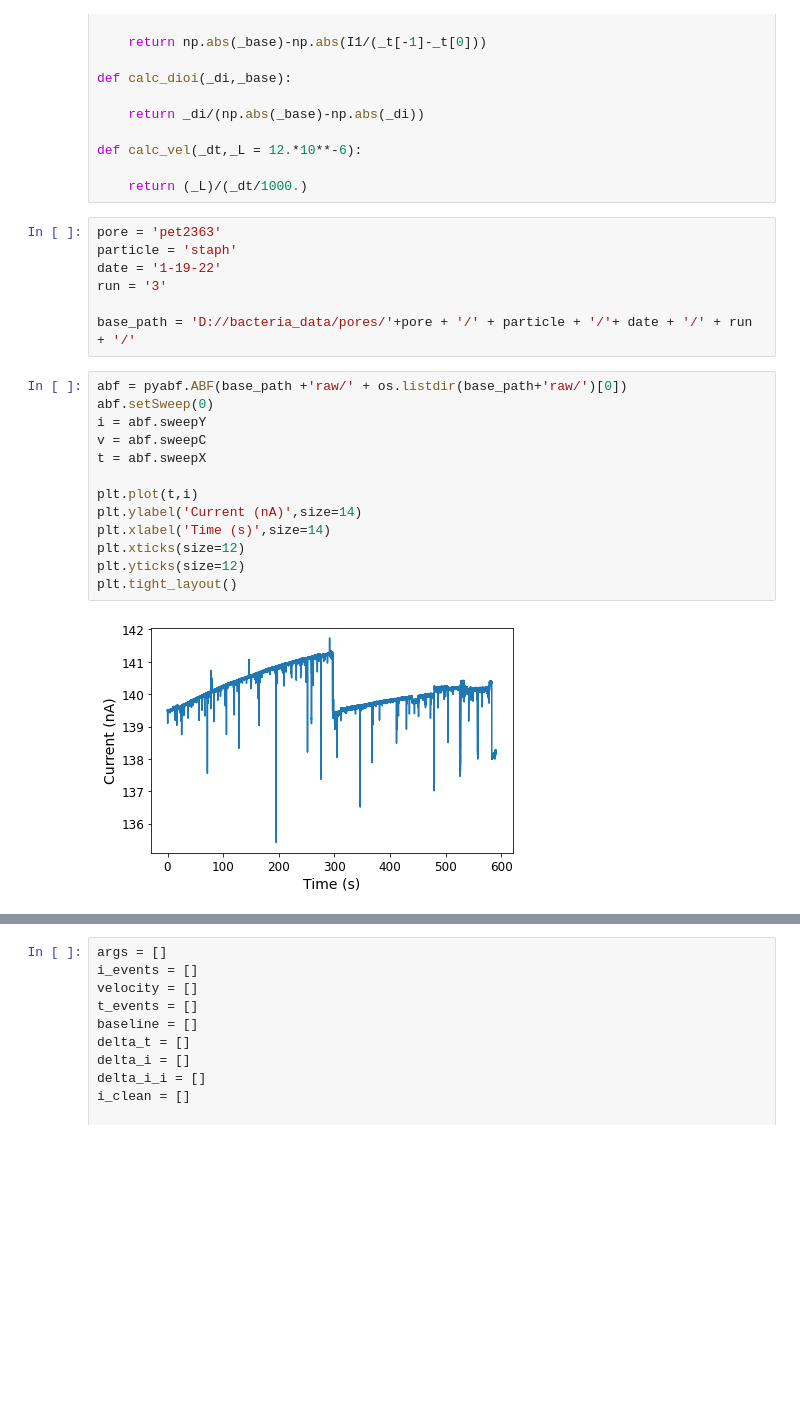
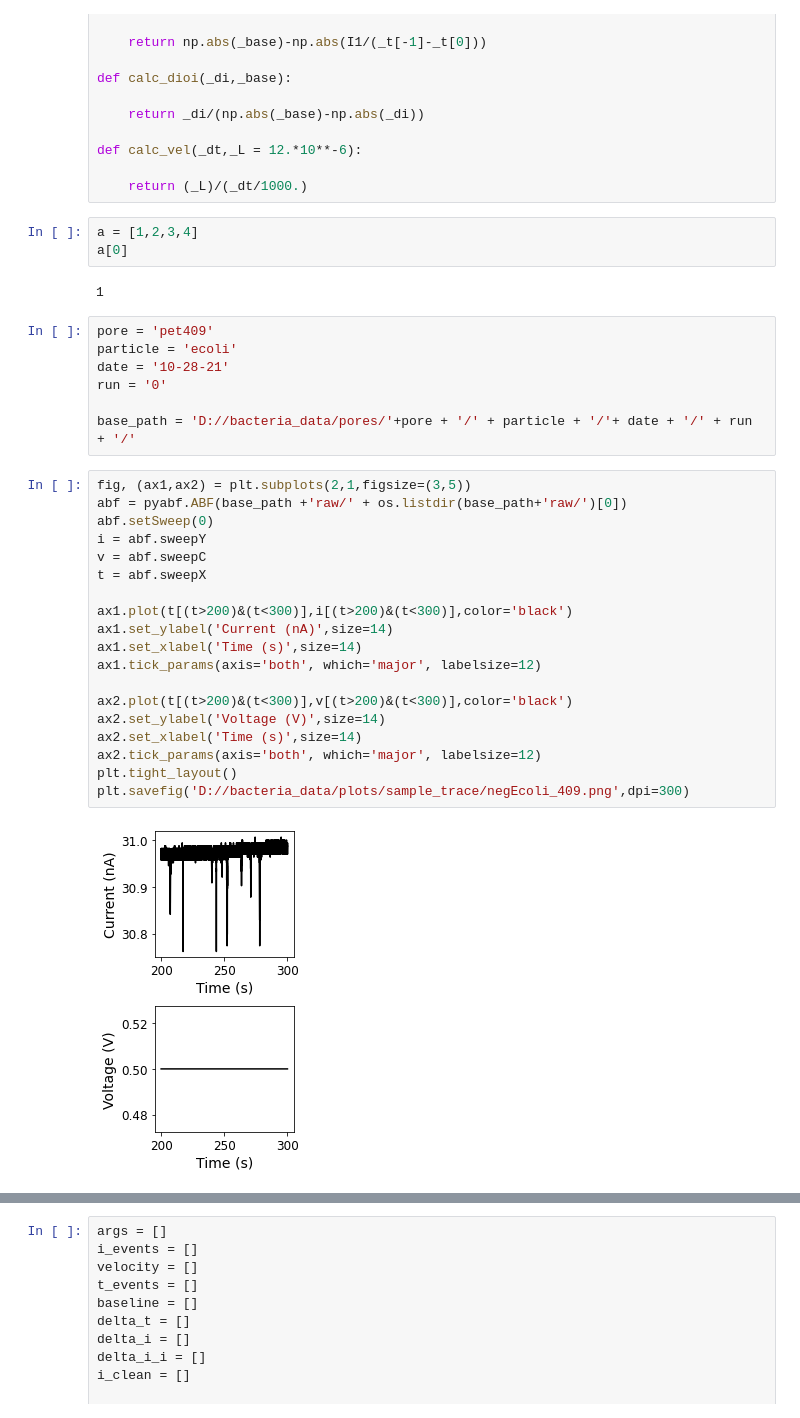
Before and after one commit to codycombs/RPbacteria, a Jupyter notebook: abf converter.ipynb, the cells around one changed output, grey strips where cells are left out. Cells and saved outputs as stored; diff of their text form; blank space fills up the shorter version.

```diff
--- a/abf converter.ipynb
+++ b/abf converter.ipynb
@@ -27,26 +61,37 @@ def calc_dioi(_di,_base):
 def calc_vel(_dt,_L = 12.*10**-6):
 
     return (_L)/(_dt/1000.)
+# %%
+a = [1,2,3,4]
+a[0]
+# %% [output]
+1
 # %%
-pore = 'pet2363'
-particle = 'staph'
-date = '1-19-22'
-run = '3'
+pore = 'pet409'
+particle = 'ecoli'
+date = '10-28-21'
+run = '0'
 
 base_path = 'D://bacteria_data/pores/'+pore + '/' + particle + '/'+ date + '/' + run + '/'
 # %%
+fig, (ax1,ax2) = plt.subplots(2,1,figsize=(3,5))
 abf = pyabf.ABF(base_path +'raw/' + os.listdir(base_path+'raw/')[0])
 abf.setSweep(0)
 i = abf.sweepY
 v = abf.sweepC
 t = abf.sweepX
 
-plt.plot(t,i)
-plt.ylabel('Current (nA)',size=14)
-plt.xlabel('Time (s)',size=14)
-plt.xticks(size=12)
-plt.yticks(size=12)
+ax1.plot(t[(t>200)&(t<300)],i[(t>200)&(t<300)],color='black')
+ax1.set_ylabel('Current (nA)',size=14)
+ax1.set_xlabel('Time (s)',size=14)
+ax1.tick_params(axis='both', which='major', labelsize=12)
+
+ax2.plot(t[(t>200)&(t<300)],v[(t>200)&(t<300)],color='black')
+ax2.set_ylabel('Voltage (V)',size=14)
+ax2.set_xlabel('Time (s)',size=14)
+ax2.tick_params(axis='both', which='major', labelsize=12)
 plt.tight_layout()
+plt.savefig('D://bacteria_data/plots/sample_trace/negEcoli_409.png',dpi=300)
 # %% [output]
-[figure, old version]
+[figure, new version]
 # %%
```
Also changed, not shown: parts of 3 cells of this notebook, 24 other files.
